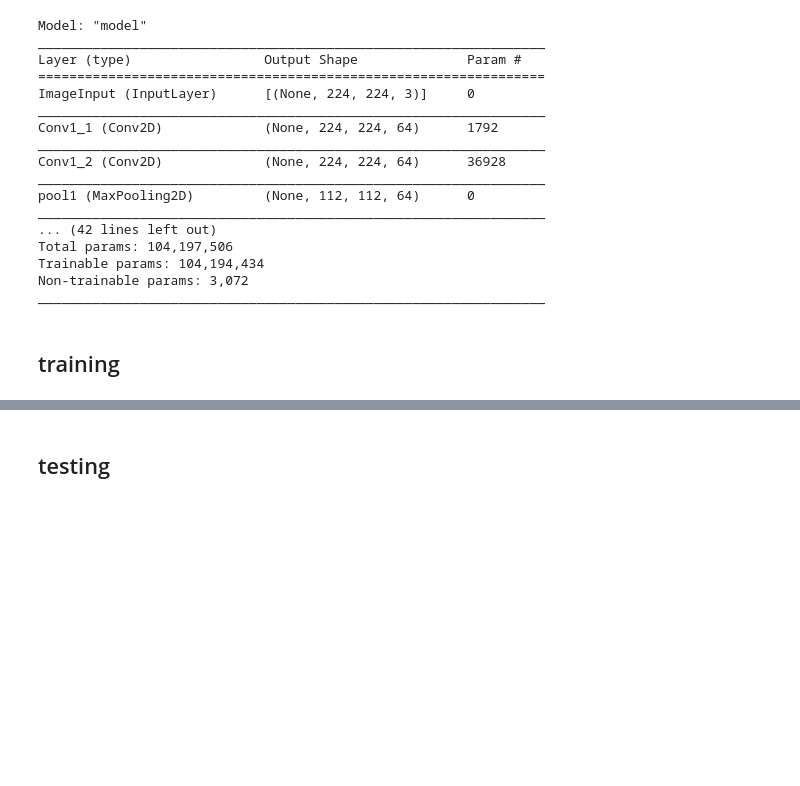
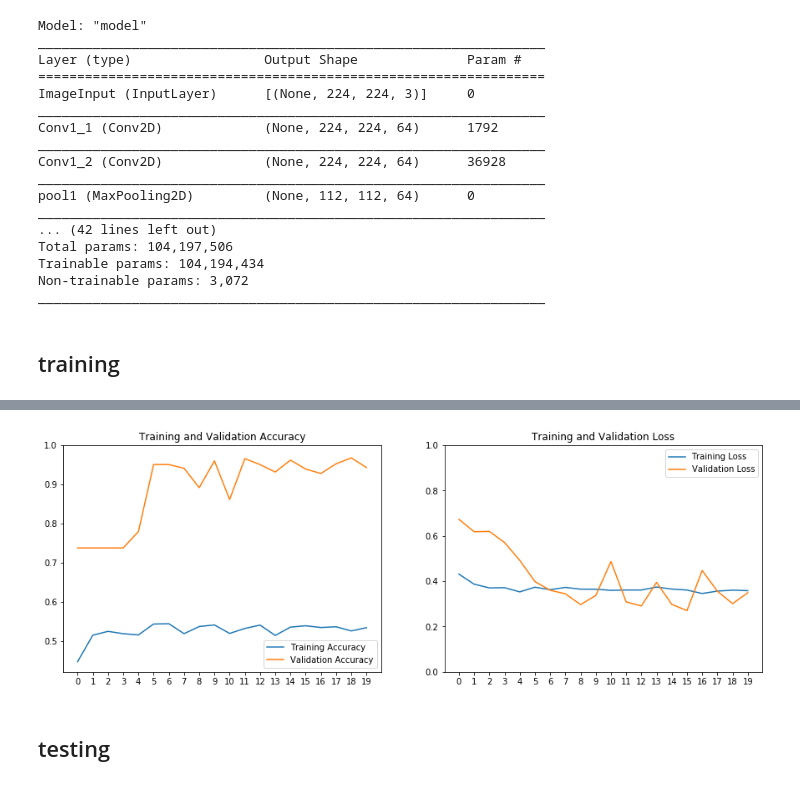
Before and after one commit to ilyarudyak/cs230_project_xray, a Jupyter notebook: examples/depthwise_convolution.ipynb, the cells around one changed output, grey strips where cells are left out. Drawn from its saved outputs; the diff is of its cells as text; code cells hidden in the pictures; blank space fills up the shorter version.

Commit message:
done training on GPU for example

```diff
--- a/examples/depthwise_convolution.ipynb
+++ b/examples/depthwise_convolution.ipynb
@@ -365,3 +400,36 @@ history = model.fit_generator(train_data_gen,
+# %%
+def plot_history(history):
+
+    history_dict = history.history
+
+    acc = history_dict['accuracy']
+    val_acc = history_dict['val_accuracy']
+
+    loss = history_dict['loss']
+    val_loss = history_dict['val_loss']
+
+    epochs = range(len(acc))
+
+    plt.figure(figsize=(15, 5))
+    plt.subplot(1, 2, 1)
+    plt.plot(acc, label='Training Accuracy')
+    plt.plot(val_acc, label='Validation Accuracy')
+    plt.legend(loc='lower right')
+    plt.ylim([min(plt.ylim()), 1])
+    plt.title('Training and Validation Accuracy')
+    plt.xticks(epochs)
+
+    plt.subplot(1, 2, 2)
+    plt.plot(loss, label='Training Loss')
+    plt.plot(val_loss, label='Validation Loss')
+    plt.legend(loc='upper right')
+    plt.ylim([0, 1.0])
+    plt.title('Training and Validation Loss')
+    plt.xticks(epochs)
+# %%
+plot_history(history);
+# %% [output]
+[figure, added]
 # %% [markdown]
 ## testing
 # %%
```
Also changed, not shown: parts of 18 cells of this notebook, 1 other file.
